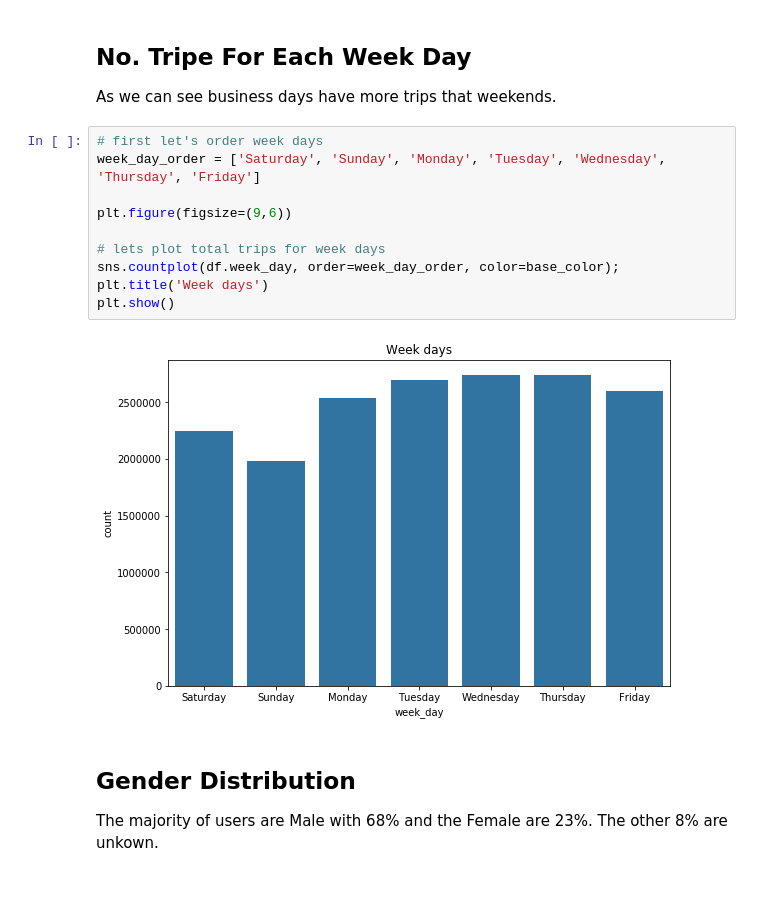
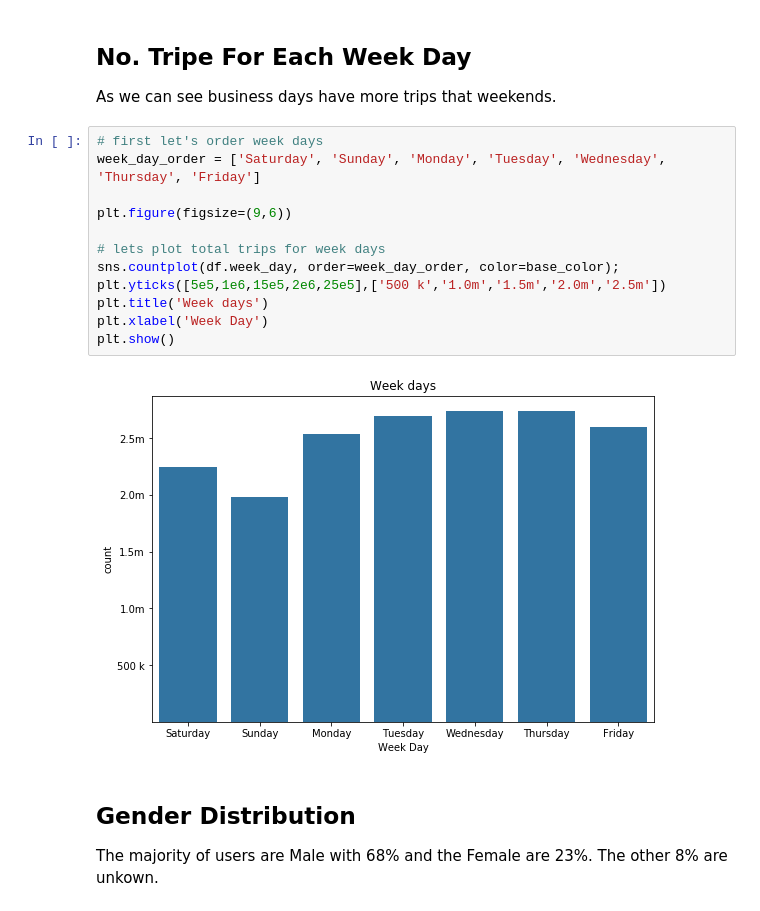
Before and after one commit to yousef5664/CityBike, a Jupyter notebook: explanatory.ipynb, the cells around one changed output. Cells and saved outputs as stored; diff of their text form.

```diff
--- a/explanatory.ipynb
+++ b/explanatory.ipynb
@@ -95,15 +97,17 @@ As we can see business days have more trips that weekends.
 # %%
 # first let's order week days
 week_day_order = ['Saturday', 'Sunday', 'Monday', 'Tuesday', 'Wednesday', 'Thursday', 'Friday']
 
 plt.figure(figsize=(9,6))
 
 # lets plot total trips for week days
 sns.countplot(df.week_day, order=week_day_order, color=base_color);
+plt.yticks([5e5,1e6,15e5,2e6,25e5],['500 k','1.0m','1.5m','2.0m','2.5m'])
 plt.title('Week days')
+plt.xlabel('Week Day')
 plt.show()
 # %% [output]
-[figure, old version]
+[figure, new version]
 # %% [markdown]
 ## Gender Distribution
 The majority of users are Male with 68% and the Female are 23%. The other 8% are unkown.
```
Also changed, not shown: parts of 3 cells of this notebook, 1 other file.
